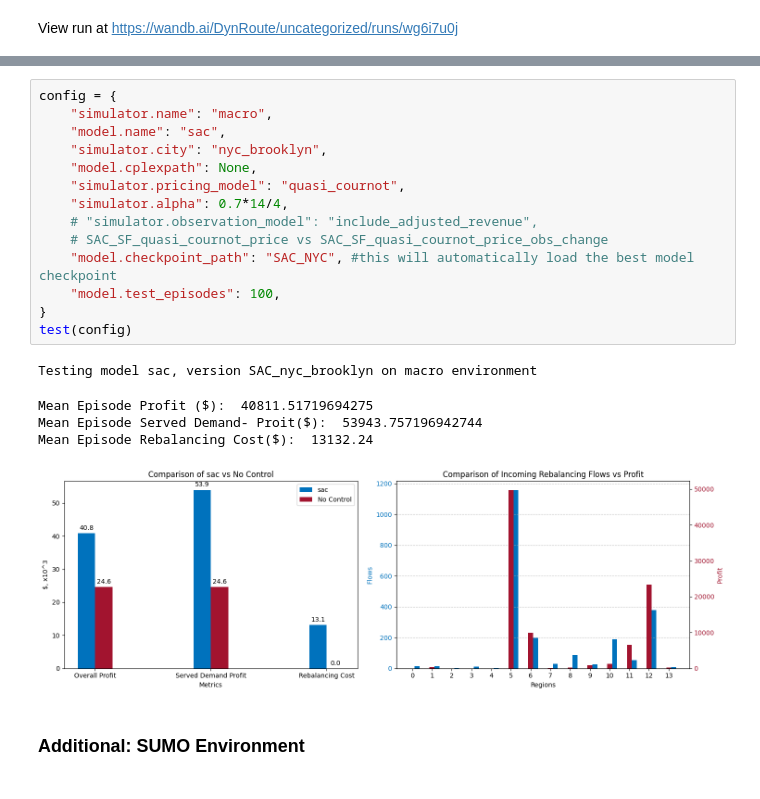
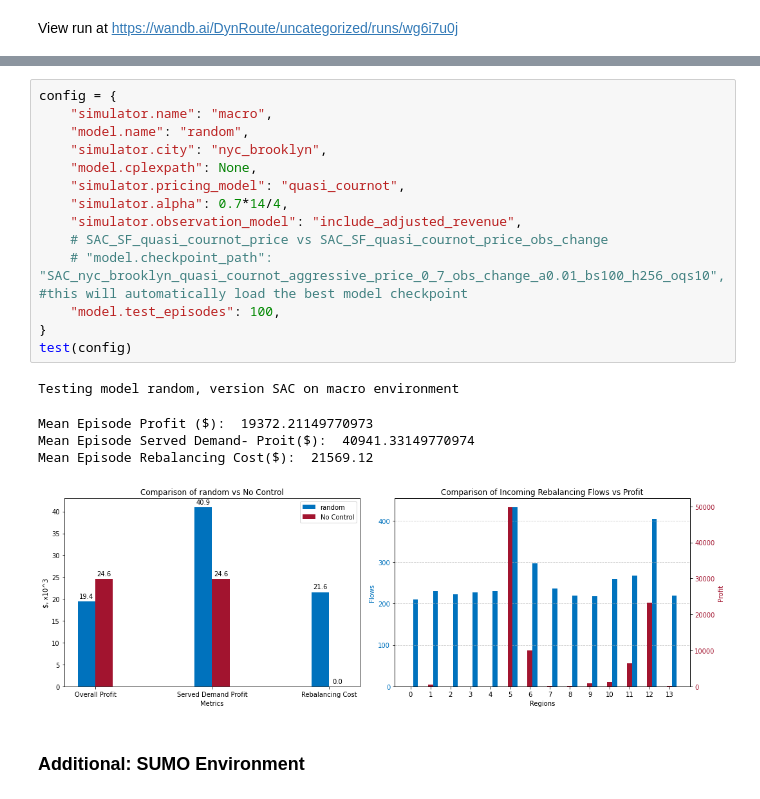
Before and after one commit to sastry-group/Dynamic-Routing-with-Competition, a Jupyter notebook: tutorial.ipynb, the cells around one changed output, grey strips where cells are left out. Drawn from its saved outputs; the diff is of its cells as text.

```diff
--- a/tutorial.ipynb
+++ b/tutorial.ipynb
@@ -273,23 +387,23 @@ View run at https://wandb.ai/DynRoute/uncategorized/runs/wg6i7u0j
 # %%
 config = {
     "simulator.name": "macro",
-    "model.name": "sac",
+    "model.name": "random",
     "simulator.city": "nyc_brooklyn",
     "model.cplexpath": None,
     "simulator.pricing_model": "quasi_cournot",
     "simulator.alpha": 0.7*14/4,
-    # "simulator.observation_model": "include_adjusted_revenue",
+    "simulator.observation_model": "include_adjusted_revenue",
     # SAC_SF_quasi_cournot_price vs SAC_SF_quasi_cournot_price_obs_change
-    "model.checkpoint_path": "SAC_NYC", #this will automatically load the best model checkpoint
+    # "model.checkpoint_path": "SAC_nyc_brooklyn_quasi_cournot_aggressive_price_0_7_obs_change_a0.01_bs100_h256_oqs10", #this will automatically load the best model checkpoint
     "model.test_episodes": 100,
 }
 test(config)
 # %% [output]
-Testing model sac, version SAC_nyc_brooklyn on macro environment
+Testing model random, version SAC on macro environment
-Mean Episode Profit ($):  40811.51719694275
-Mean Episode Served Demand- Proit($):  53943.757196942744
-Mean Episode Rebalancing Cost($):  13132.24
+Mean Episode Profit ($):  19372.21149770973
+Mean Episode Served Demand- Proit($):  40941.33149770974
+Mean Episode Rebalancing Cost($):  21569.12
-[figure, old version]
+[figure, new version]
 # %% [markdown]
 ### Additional: SUMO Environment
 # %% [markdown]
```
Also changed, not shown: parts of 2 cells of this notebook, 2 other files.
